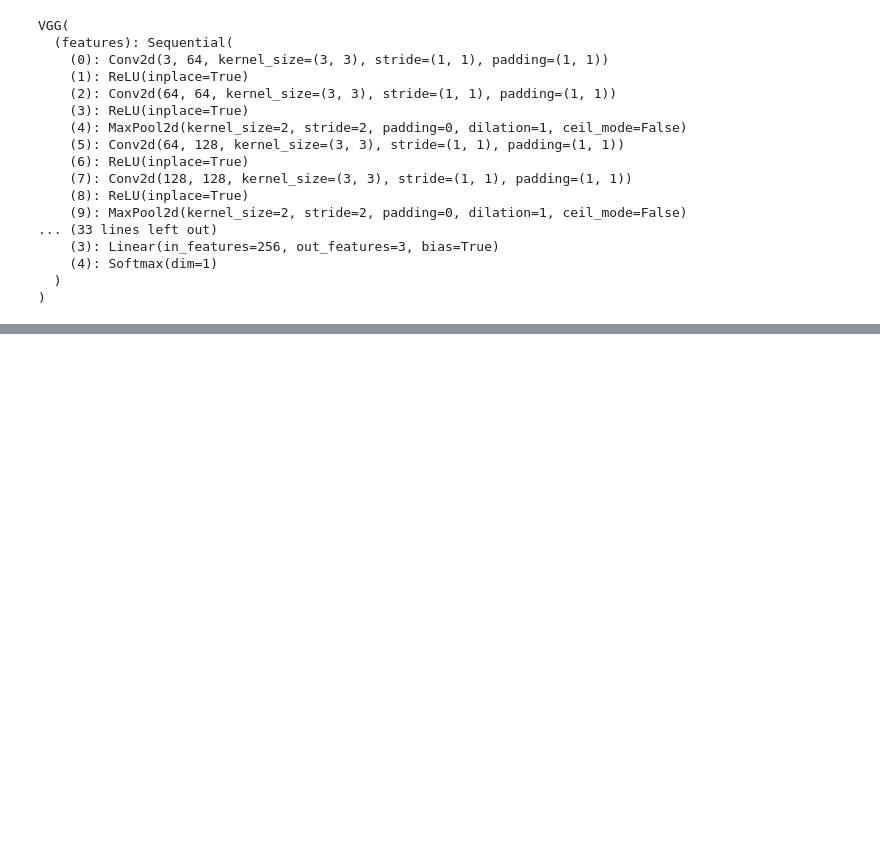
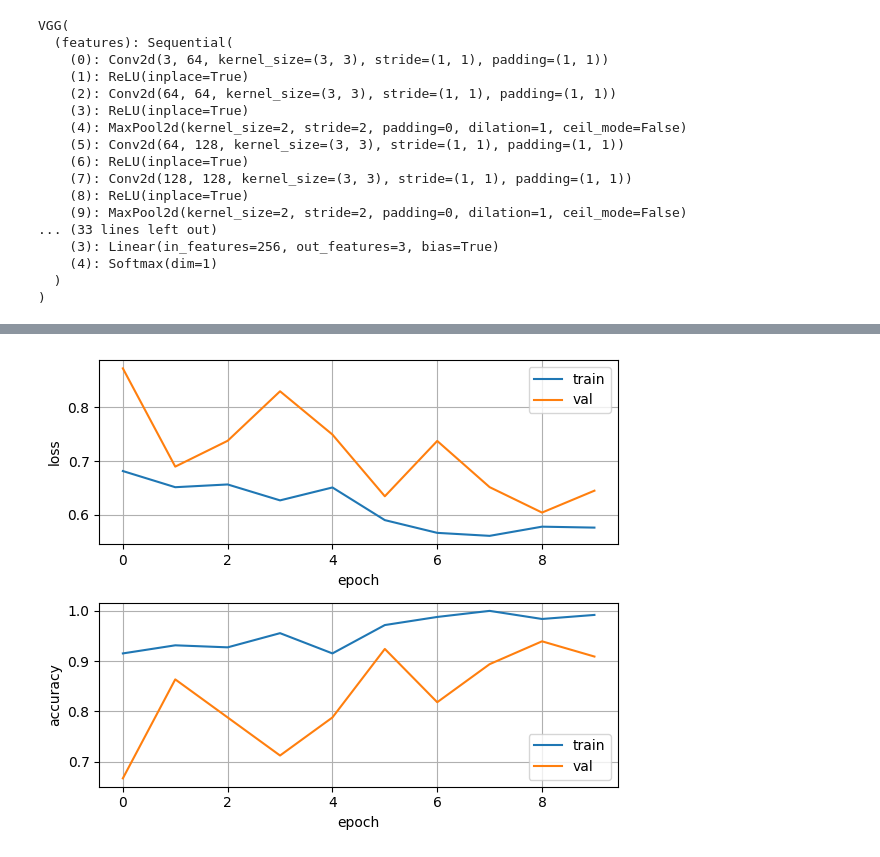
Before and after one commit to leeCodingStudio/Python_ComputerVision, a Jupyter notebook: Day1/3. Classification 실습.ipynb, the cells around one changed output, grey strips where cells are left out. Saved outputs shown, nothing was run; the diff lists cells and outputs as text; code cells hidden in the pictures; blank space fills up the shorter version.

```diff
--- a/3. Classification 실습-checkpoint.ipynb
+++ b/Day1/3. Classification 실습.ipynb
@@ -296,0 +291,2 @@ VGG(
+# %%
+optimizer = torch.optim.SGD(model.parameters(), lr=1E-3, momentum=0.9)
@@ -296,0 +338,4 @@ VGG(
+# %%
+def save_best_model(model_state, model_name, save_dir='./trained_model'):
+    os.makedirs(save_dir, exist_ok=True)
+    torch.save(model_state, os.path.join(save_dir, model_name))
@@ -296,0 +351,22 @@ VGG(
+# %%
+num_epochs = 10
+best_acc = 0.0
+train_loss, train_accuracy = [], []
+val_loss, val_accuracy = [], []
+
+for epoch in range(num_epochs):
+    losses, accuracies = train_one_epoch(dataloaders, model, optimizer, loss_func, device)
+    train_loss.append(losses['train'])
+    val_loss.append(losses['val'])
+    train_accuracy.append(accuracies['train'])
+    val_accuracy.append(accuracies['val'])
+
+    print(f"{epoch+1}/{num_epochs} - Train_Loss:{losses['train']}, Val_Loss:{losses['val']}")
+    print(f"{epoch+1}/{num_epochs} - Train_Accuracies:{accuracies['train']}, Val_Accuracies:{accuracies['val']}")
+
+    if(epoch > 3) and (accuracies['val'] > best_acc):
+          best_acc = accuracies['val']
+          best_model = copy.deepcopy(model.state_dict())
+          save_best_model(best_model, f'model_{epoch+1:02d}.pth')
+
+print(f'Best Accuracy: {best_acc}')
@@ -296,0 +391,19 @@ VGG(
+# %%
+plt.figure(figsize=(6, 5))
+plt.subplot(211)
+plt.plot(train_loss, label='train')
+plt.plot(val_loss, label='val')
+plt.xlabel('epoch')
+plt.ylabel('loss')
+plt.grid('on')
+plt.legend()
+plt.subplot(212)
+plt.plot(train_accuracy, label='train')
+plt.plot(val_accuracy, label='val')
+plt.xlabel('epoch')
+plt.ylabel('accuracy')
+plt.grid('on')
+plt.legend()
+plt.tight_layout()
+# %% [output]
+[figure, added]
```
Also changed, not shown: parts of 21 cells of this notebook, 3 other files.
